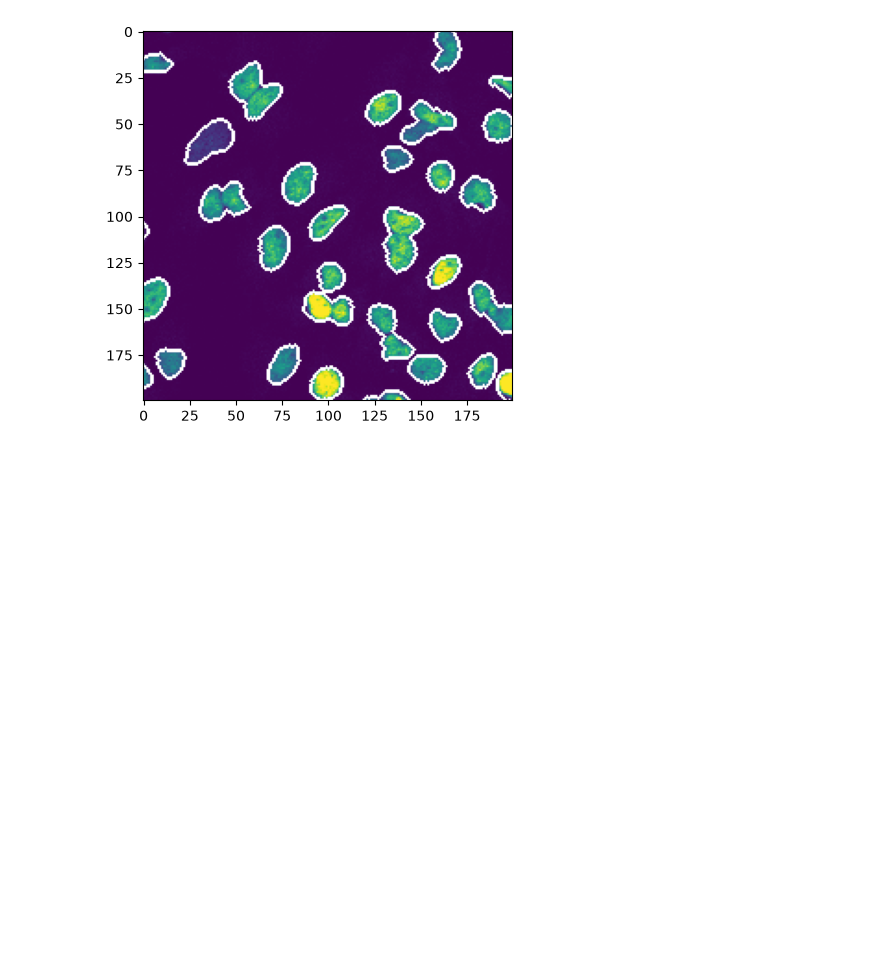
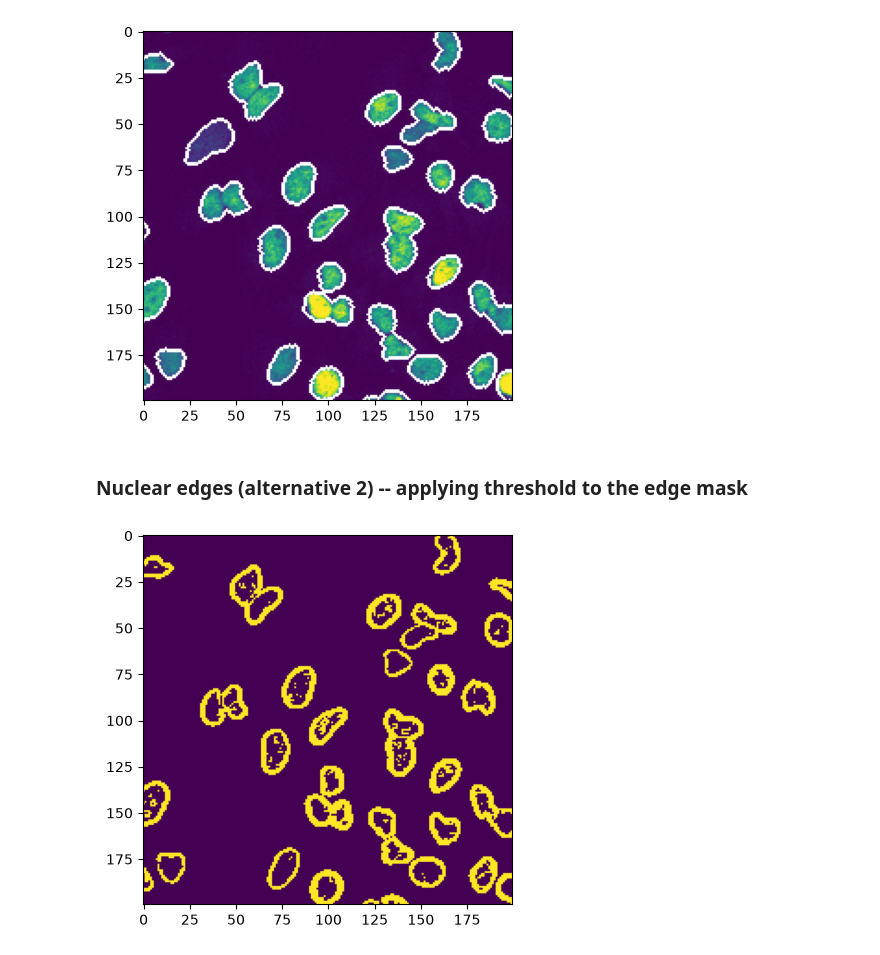
Before and after one commit to NL-BioImaging/NL-BioImageAnalysis-course2026, a Jupyter notebook: day_1/image_processing/Image_processing_concepts_pt1_answers.ipynb, the cells around one changed output. Drawn from its saved outputs; the diff is of its cells as text; code cells hidden in the pictures; blank space fills up the shorter version.

```diff
--- a/day_1/image_processing/Image_processing_concepts_pt1_answers.ipynb
+++ b/day_1/image_processing/Image_processing_concepts_pt1_answers.ipynb
@@ -108,3 +108,11 @@ _ = plt.imshow(mask_nuclei_edges[0:200,0:200],
                 # https://matplotlib.org/stable/api/_as_gen/matplotlib.pyplot.imshow.html
 # %% [output]
 [figure]
+# %% [markdown]
+### Nuclear edges (alternative 2) -- applying threshold to the edge mask
+# %%
+threshold_edgesnuclei_otsu = sk.filters.threshold_otsu(img_edges)
+edge_mask2 = img_edges>threshold_edgesnuclei_otsu
+_ = plt.imshow(edge_mask2[0:200,0:200])
+# %% [output]
+[figure, added]
```
Also changed, not shown: parts of 1 cell of this notebook, 1 other file.
